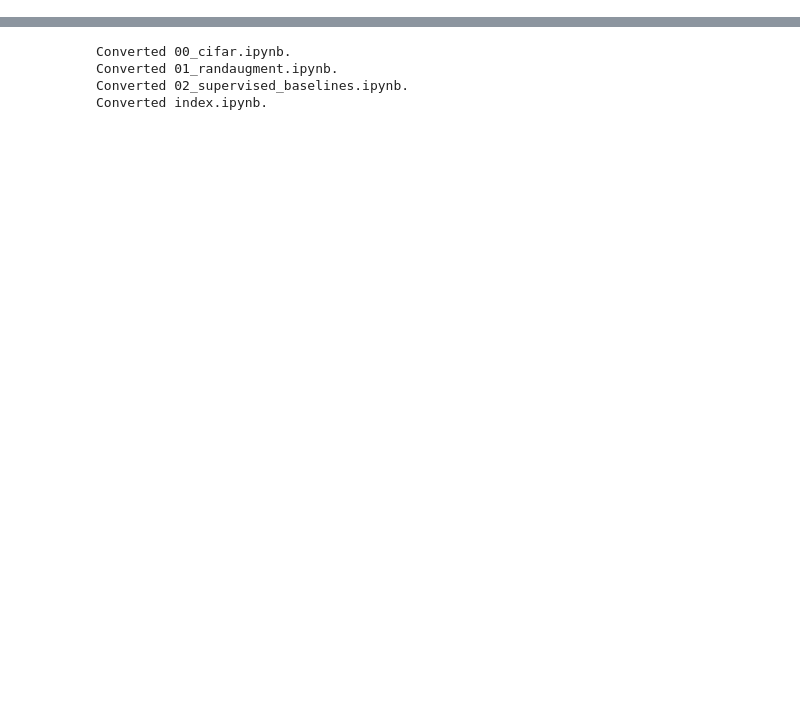
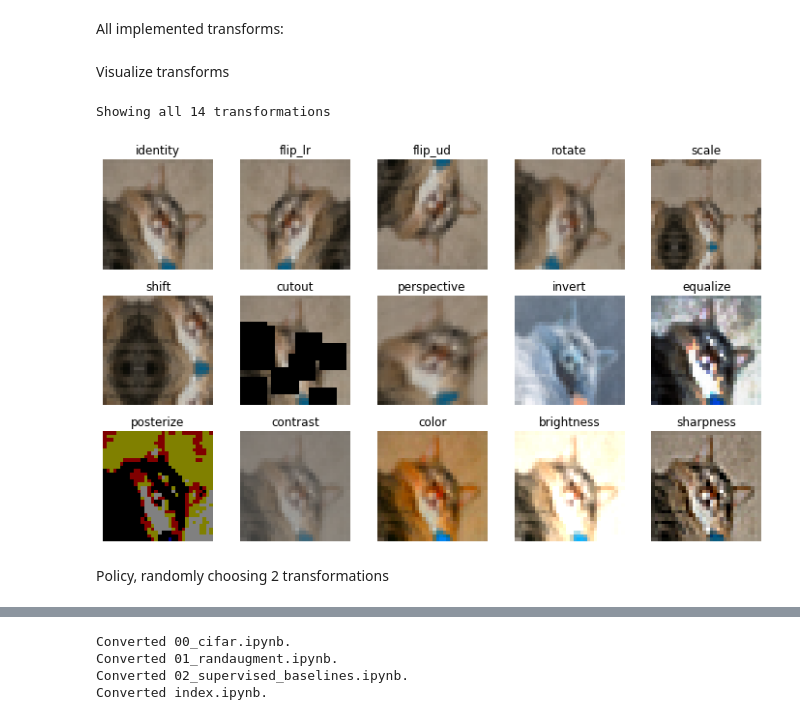
Before and after one commit to puhsu/sssupervised, a Jupyter notebook: nbs/01_randaugment.ipynb, the cells around one changed output, grey strips where cells are left out. Saved outputs shown, nothing was run; the diff lists cells and outputs as text; code cells hidden in the pictures; blank space fills up the shorter version.

```diff
--- a/nbs/01_randaugment.ipynb
+++ b/nbs/01_randaugment.ipynb
@@ -155,0 +31,11 @@ plt.imshow(torch_equalize(batch[0]));
+# %%
+#export
+PARAMETER_MAX=10
+
+def float_parameter(level, maxval):
+    "Helper function to scale `val` between 0 and maxval."
+    return float(level) * maxval / PARAMETER_MAX
+
+def int_parameter(level, maxval):
+    "Helper function to scale `val` between 0 and maxval."
+    return int(level * maxval / PARAMETER_MAX)
@@ -155,0 +156,43 @@ plt.imshow(torch_equalize(batch[0]));
+# %% [markdown]
+All implemented transforms:
+# %%
+#export
+ALL_TRANSFORMS = [
+    flip_lr,
+    flip_ud,
+    rotate,
+    scale,
+    shift,
+    cutout,
+    perspective,
+    invert,
+    equalize,
+    posterize,
+    contrast,
+    color,
+    brightness,
+    sharpness
+]
+# %% [markdown]
+Visualize transforms
+# %%
+def identity(img, level):
+    return img
+# %%
+plt.figure(figsize=(10,6))
+cnt = len(all_transforms)
+print(f"Showing all {cnt} transformations")
+
+for i, t in enumerate([identity] + ALL_TRANSFORMS, 1):
+    plt.subplot((cnt + 1) // 5 + (cnt+1) % 5, 5, i)
+    plt.imshow(t(img, 10))
+    plt.axis(False)
+    plt.title(t.__name__)
+
+plt.tight_layout()
+plt.show()
+# %% [output]
+Showing all 14 transformations
+[figure, added]
+# %% [markdown]
+Policy, randomly choosing 2 transformations
```
Also changed, not shown: parts of 26 cells of this notebook, 7 other files.
